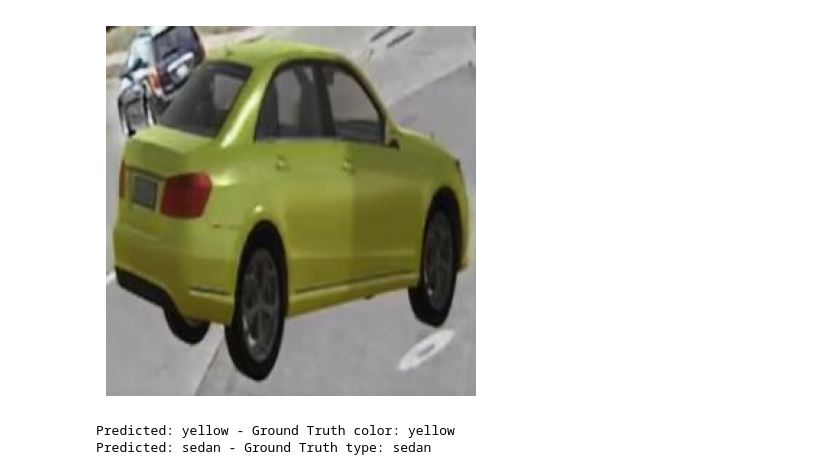
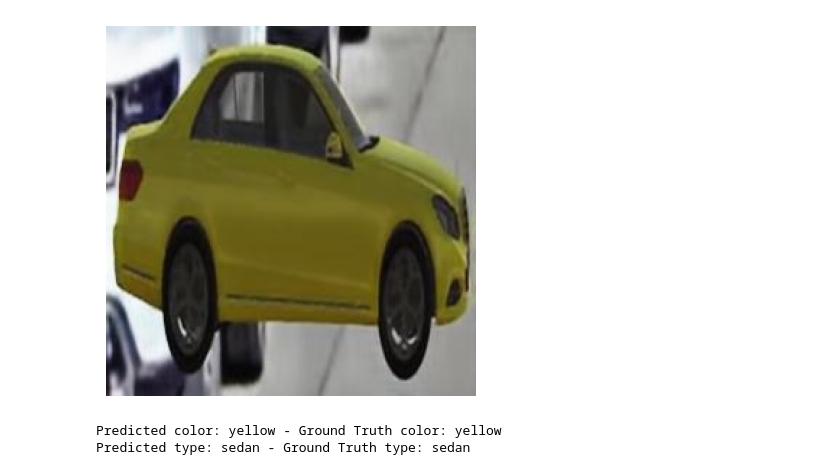
Before and after one commit to tmb2k01/multioutput-conformal, a Jupyter notebook: notebooks/sgvehicle-dataset/high-level-validation.ipynb, the cells around one changed output. Saved outputs shown, nothing was run; the diff lists cells and outputs as text; code cells hidden in the pictures.

```diff
--- a/notebooks/sgvehicle-dataset/high-level-validation.ipynb
+++ b/notebooks/sgvehicle-dataset/high-level-validation.ipynb
@@ -43,38 +43,38 @@ model = HighLevelModel.load_from_checkpoint(
     map_location="cpu",
 )
 model = model.eval()
+
+data = MultiOutputDataModule(
+    root_dir="data/SGVehicle", batch_size=64, num_workers=0, task_num_classes=SGVEHICLE_CLASSES
+)
+data.setup()
-# %%
-data = MultiOutputDataModule(
-    root_dir="data/", batch_size=64, num_workers=0, task_num_classes=SGVEHICLE_CLASSES
-)
-data.setup()
 # %%
 for batch in data.val_dataloader():
     # Get the inputs
     x, y = batch[0], batch[1]
 
     # Forward pass
     with torch.no_grad():
         y_pred = model(x)
 
     # Plot the image
     plt.imshow(x[0].permute(1, 2, 0))
     plt.axis("off")
     plt.show()
 
     # Print the predicted and ground truth labels
     print(
-        f"Predicted: {COLOR_LABELS[torch.argmax(y_pred[0][0]).item()]} - Ground Truth color: {COLOR_LABELS[y[0][0].item()]}"
+        f"Predicted color: {COLOR_LABELS[torch.argmax(y_pred[0][0]).item()]} - Ground Truth color: {COLOR_LABELS[y[0][0].item()]}"
     )
     print(
-        f"Predicted: {TYPE_LABELS[torch.argmax(y_pred[1][0]).item()]} - Ground Truth type: {TYPE_LABELS[y[0][0].item()]}"
+        f"Predicted type: {TYPE_LABELS[torch.argmax(y_pred[1][0]).item()]} - Ground Truth type: {TYPE_LABELS[y[0][0].item()]}"
     )
     print()
     break
 # %% [output]
-[figure, old version]
+[figure, new version]
-Predicted: yellow - Ground Truth color: yellow
-Predicted: sedan - Ground Truth type: sedan
+Predicted color: yellow - Ground Truth color: yellow
+Predicted type: sedan - Ground Truth type: sedan
 # %%
 trainer = pl.Trainer(accelerator="gpu")
 trainer.test(model, data)
```
Also changed, not shown: parts of 1 cell of this notebook, 13 other files.
